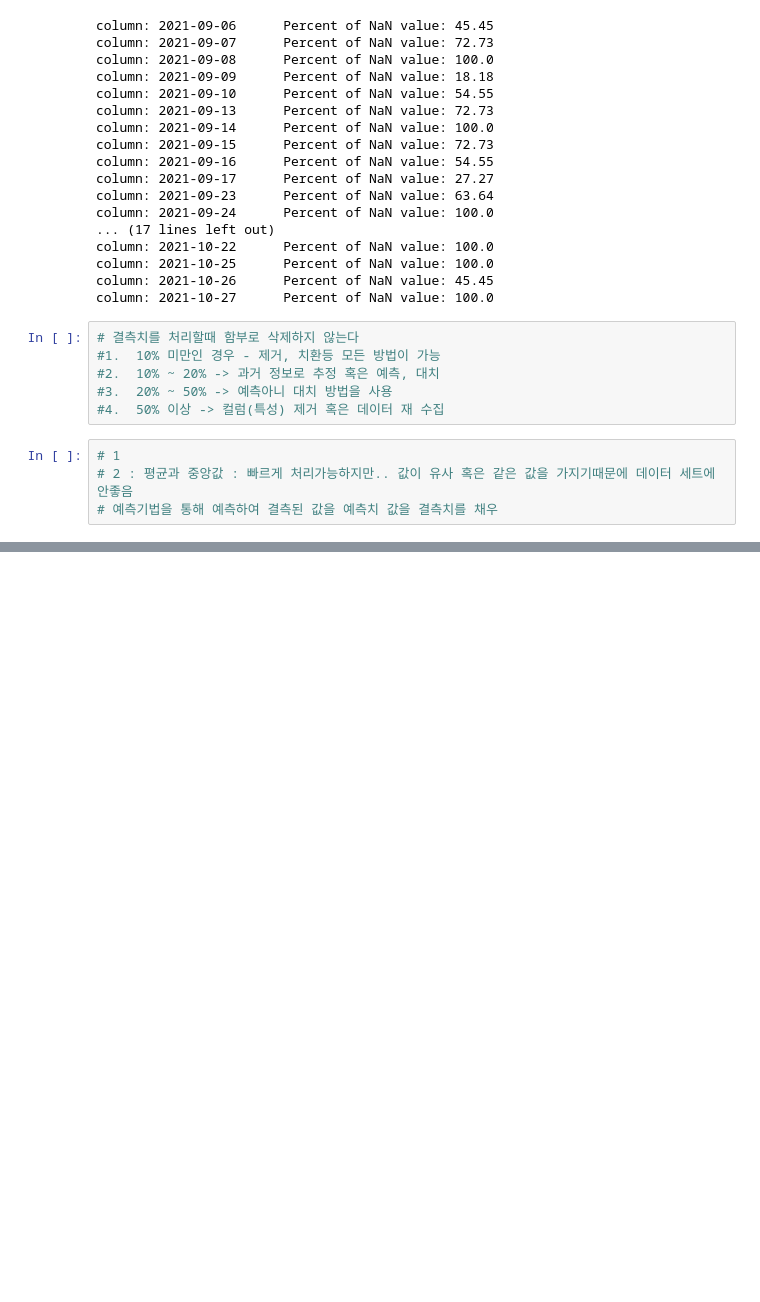
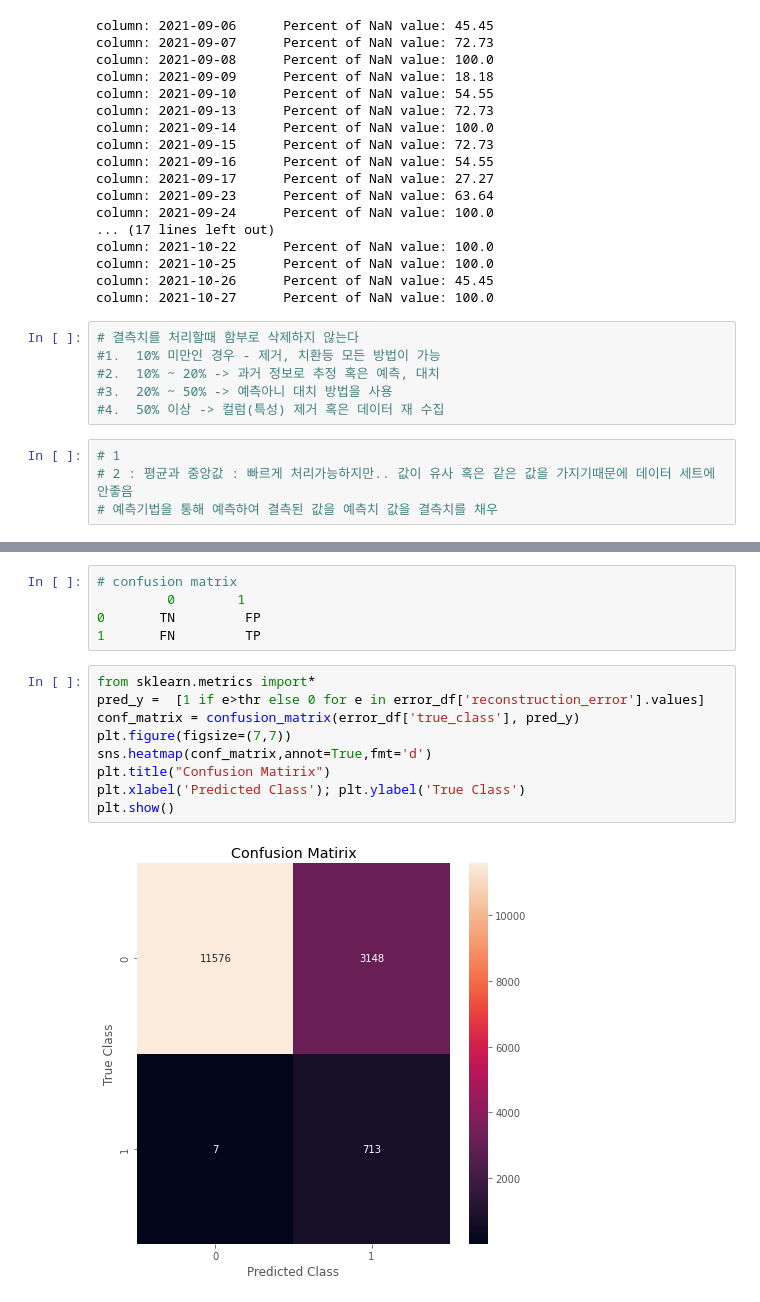
Before and after one commit to bigdataleeky/python, a Jupyter notebook: 20220525/2022525 실습과제.ipynb, the cells around one changed output, grey strips where cells are left out. Cells and saved outputs as stored; diff of their text form; blank space fills up the shorter version.

```diff
--- a/20220525/2022525 실습과제.ipynb
+++ b/20220525/2022525 실습과제.ipynb
@@ -590,0 +663,16 @@ history = Lstm_AE_3.fit(x_train, y_train,epochs=epochs, batch_size=batch,
+# %%
+# confusion matrix
+         0        1
+0       TN         FP
+1       FN         TP
+# %%
+from sklearn.metrics import*
+pred_y =  [1 if e>thr else 0 for e in error_df['reconstruction_error'].values]
+conf_matrix = confusion_matrix(error_df['true_class'], pred_y)
+plt.figure(figsize=(7,7))
+sns.heatmap(conf_matrix,annot=True,fmt='d')
+plt.title("Confusion Matirix")
+plt.xlabel('Predicted Class'); plt.ylabel('True Class')
+plt.show()
+# %% [output]
+[figure, added]
```
Also changed, not shown: parts of 62 cells of this notebook, 1 other file.
